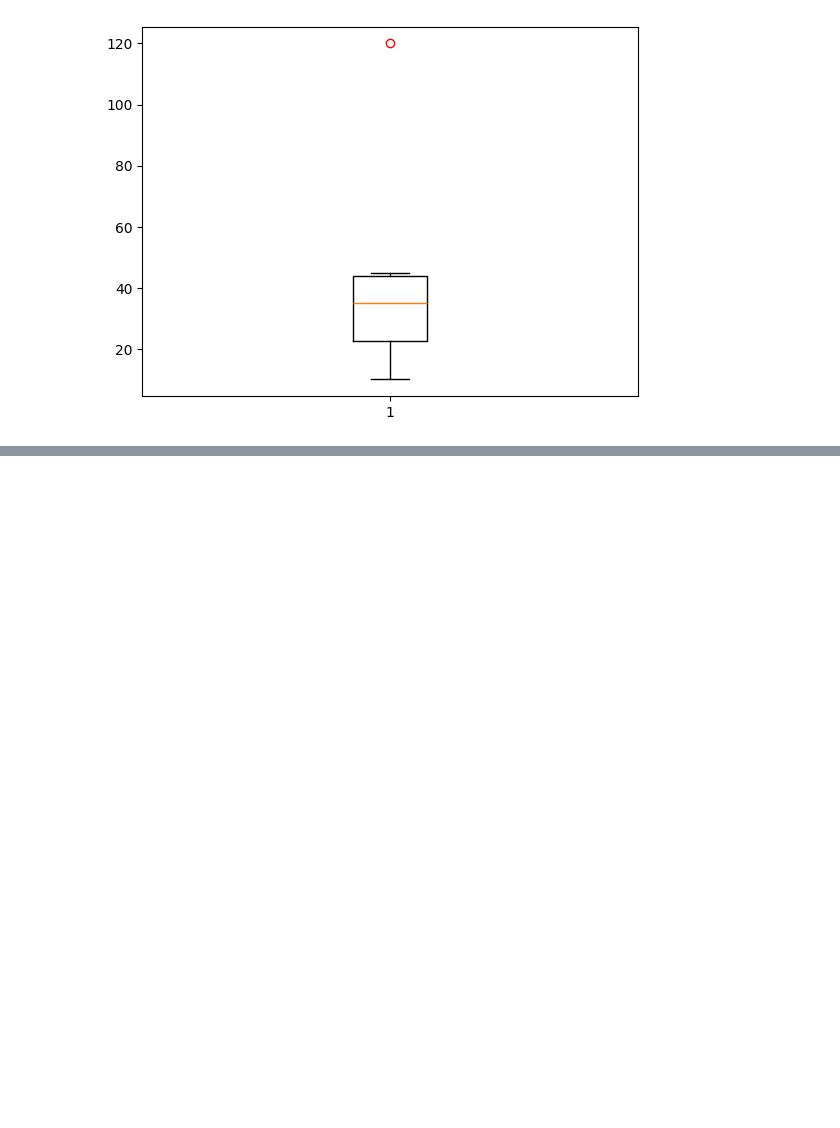
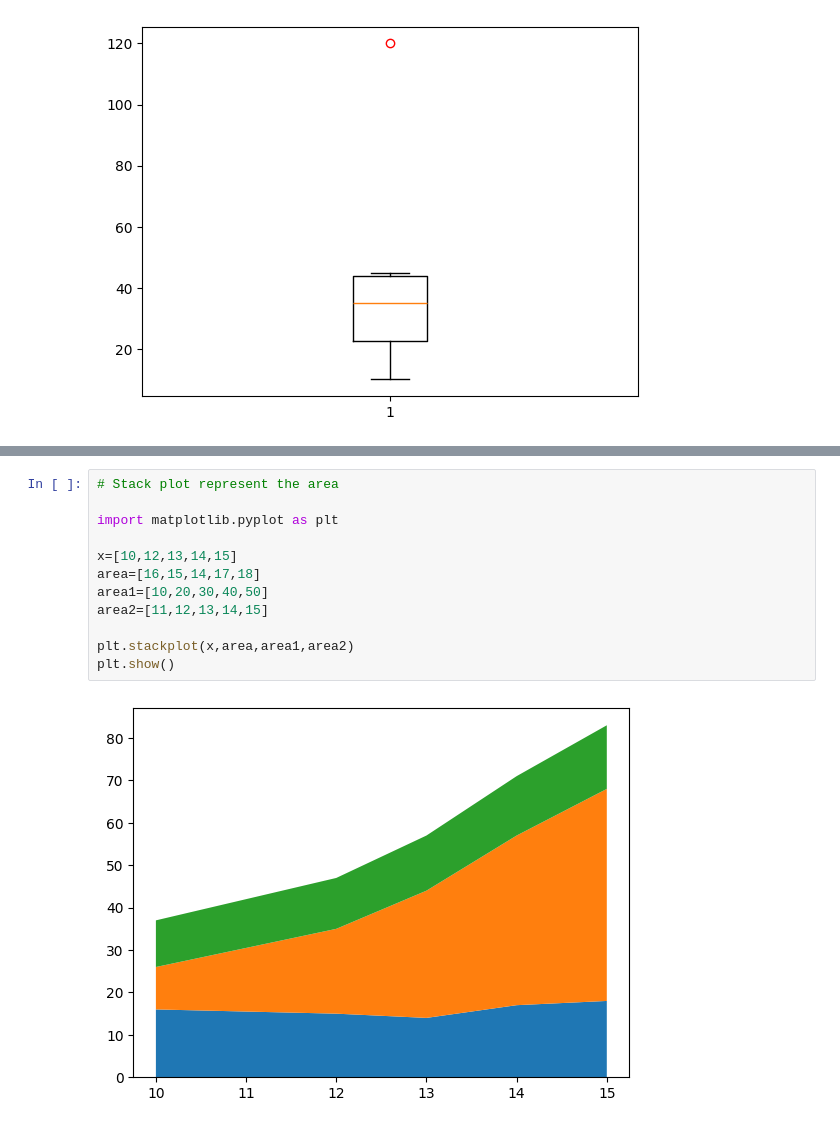
Before and after one commit to NishmthaM/matplotlib_python, a Jupyter notebook: Matplotlib.ipynb, the cells around one changed output, grey strips where cells are left out. Cells and saved outputs as stored; diff of their text form; blank space fills up the shorter version.

```diff
--- a/Matplotlib.ipynb
+++ b/Matplotlib.ipynb
@@ -531,0 +538,14 @@ plt.show()
+# %%
+# Stack plot represent the area
+
+import matplotlib.pyplot as plt
+
+x=[10,12,13,14,15]
+area=[16,15,14,17,18]
+area1=[10,20,30,40,50]
+area2=[11,12,13,14,15]
+
+plt.stackplot(x,area,area1,area2)
+plt.show()
+# %% [output]
+[figure, added]
```
Also changed, not shown: parts of 2 cells of this notebook.
